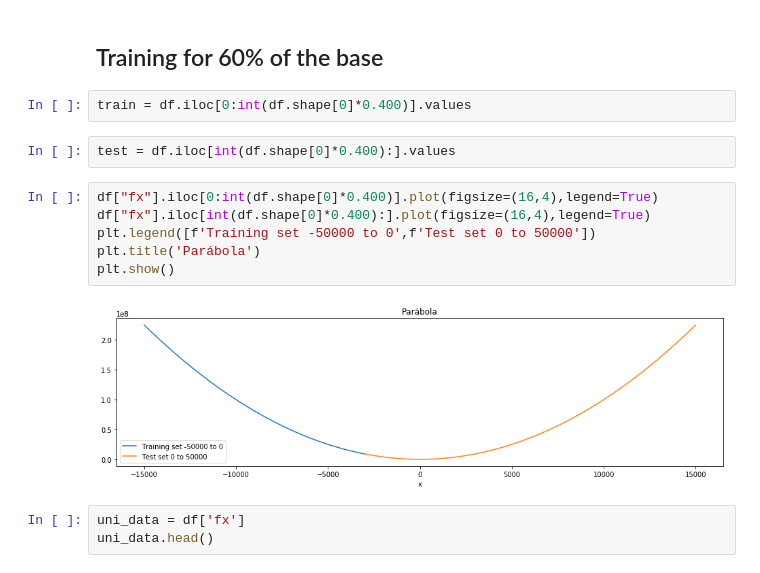
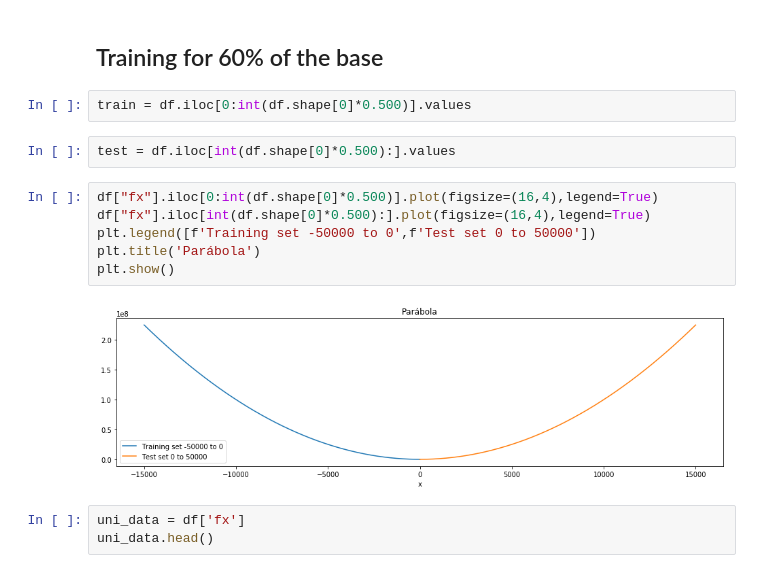
Before and after one commit to leandro-sartini/sudden_death_tcc, a Jupyter notebook: notebooks/exploration/Parabola 30K - Swish - RNN Exploration.ipynb, the cells around one changed output. Cells and saved outputs as stored; diff of their text form.

Commit message:
New Exploration Tests

```diff
--- a/notebooks/exploration/Parabola 30K - Swish - RNN Exploration.ipynb
+++ b/notebooks/exploration/Parabola 30K - Swish - RNN Exploration.ipynb
@@ -118,17 +118,17 @@ df.tail(5)
 # %% [markdown]
 ## Training for 60% of the base
 # %%
-train = df.iloc[0:int(df.shape[0]*0.400)].values
+train = df.iloc[0:int(df.shape[0]*0.500)].values
 # %%
-test = df.iloc[int(df.shape[0]*0.400):].values
+test = df.iloc[int(df.shape[0]*0.500):].values
 # %%
-df["fx"].iloc[0:int(df.shape[0]*0.400)].plot(figsize=(16,4),legend=True)
-df["fx"].iloc[int(df.shape[0]*0.400):].plot(figsize=(16,4),legend=True)
+df["fx"].iloc[0:int(df.shape[0]*0.500)].plot(figsize=(16,4),legend=True)
+df["fx"].iloc[int(df.shape[0]*0.500):].plot(figsize=(16,4),legend=True)
 plt.legend([f'Training set -50000 to 0',f'Test set 0 to 50000'])
 plt.title('Parábola')
 plt.show()
 # %% [output]
-[figure, old version]
+[figure, new version]
 # %%
 uni_data = df['fx']
 uni_data.head()
```
Also changed, not shown: parts of 25 cells of this notebook, 8 other files.
